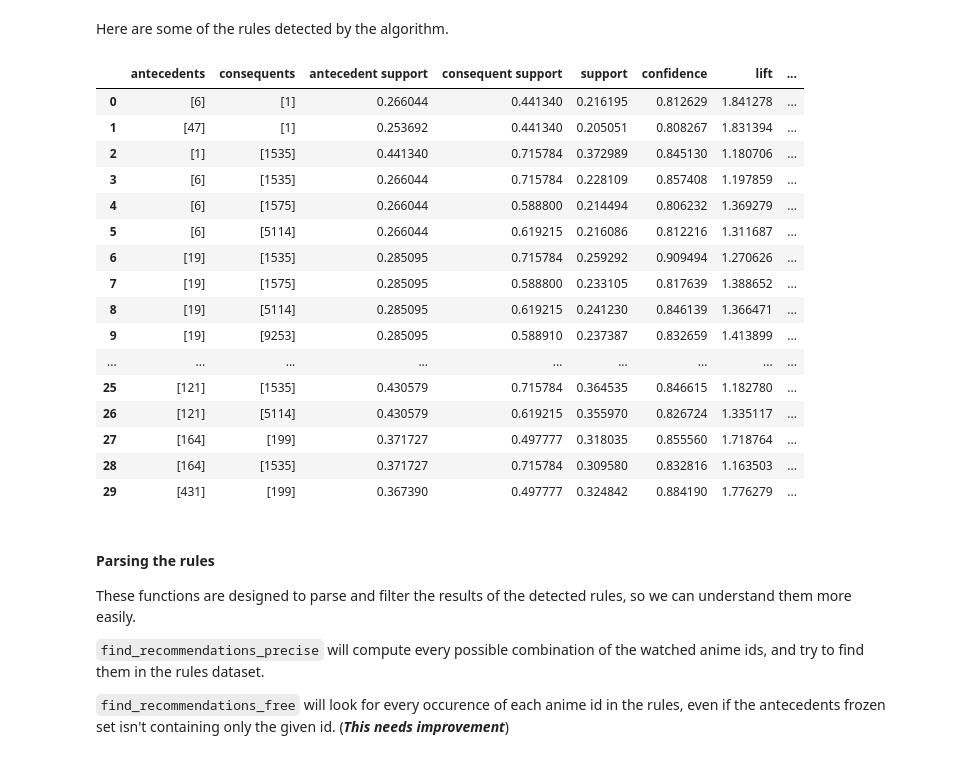
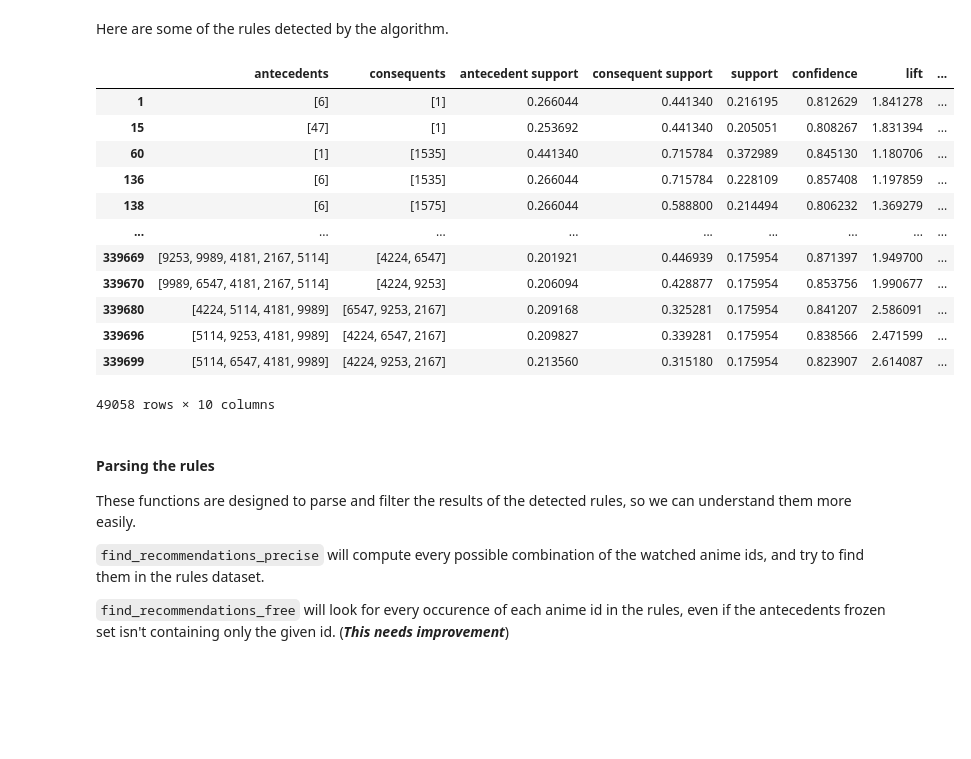
Before and after one commit to Tonin386/julius, a Jupyter notebook: Playlist automation.ipynb, the cells around one changed output. Saved outputs shown, nothing was run; the diff lists cells and outputs as text; code cells hidden in the pictures; blank space fills up the shorter version.

Commit message:
Now considering lift metric

```diff
--- a/Playlist automation.ipynb
+++ b/Playlist automation.ipynb
@@ -38,7 +38,7 @@ In this first version we're going to implement a recommendation system based on
 #### Reducing the dataset
 As the dataset we're working with is too large, we're going to reduce it
 # %%
-dataset.drop(['rating', 'watched_episodes'], axis=1, inplace=True)
+dataset.drop(['watched_episodes'], axis=1, inplace=True)
 dataset = dataset[(dataset['anime_id'] < 10000) & (dataset['user_id'] < 20000)]
 dataset = dataset[(dataset['user_id'] != 61960) & (dataset['watching_status'] != 4)]
 dataset = dataset.drop("watching_status", axis=1)
@@ -66,7 +66,7 @@ len(dataset)
 #### Pivot the dataset
 The next step is pivoting the dataset: we're constructing a matrix that will be used to build the recommendation system, where the rows are the users' ids and the columns are the animes' ids.
 # %%
-dataset = dataset.pivot(index='user_id', columns='anime_id', values='anime_id')
+dataset = dataset.pivot(index='user_id', columns='anime_id', values='rating')
 # %% [markdown]
 We are now converting our matrix into a binary matrix in order to be able to retrieve the association rules
 # %%
@@ -75,35 +80,32 @@ dataset = dataset.fillna(False)
 # %% [markdown]
 #### Retrieving the association rules
 Finally, we are exploiting the mlxtend library to build the recommendation system and we're retrieving the association rules
+# %%
+frequent_itemsets  = apriori(dataset, use_colnames=True, min_support=0.175) #Getting under 0.175 support takes too much computation time / memory.
+
+rules = association_rules(frequent_itemsets, metric="lift", min_threshold=1.1)
 # %%
-frequent_itemsets  = apriori(dataset, use_colnames=True, min_support=0.175) #Getting under 0.175 support takes too much computation time / memory.
-
-rules = association_rules(frequent_itemsets)
-
 rules["antecedents"] = rules["antecedents"].apply(lambda x: [x for x in x])
 rules["consequents"] = rules["consequents"].apply(lambda x: [x for x in x])
+rules = rules[rules["confidence"] > 0.8]
 # %% [markdown]
 Here are some of the rules detected by the algorithm.
 # %%
-rules.head(30)
+rules
 # %% [output]
 |  | antecedents | consequents | antecedent support | consequent support | support | confidence | lift | ... |
-| 0 | [6] | [1] | 0.266044 | 0.441340 | 0.216195 | 0.812629 | 1.841278 | ... |
-| 1 | [47] | [1] | 0.253692 | 0.441340 | 0.205051 | 0.808267 | 1.831394 | ... |
-| 2 | [1] | [1535] | 0.441340 | 0.715784 | 0.372989 | 0.845130 | 1.180706 | ... |
-| 3 | [6] | [1535] | 0.266044 | 0.715784 | 0.228109 | 0.857408 | 1.197859 | ... |
-| 4 | [6] | [1575] | 0.266044 | 0.588800 | 0.214494 | 0.806232 | 1.369279 | ... |
-| 5 | [6] | [5114] | 0.266044 | 0.619215 | 0.216086 | 0.812216 | 1.311687 | ... |
-| 6 | [19] | [1535] | 0.285095 | 0.715784 | 0.259292 | 0.909494 | 1.270626 | ... |
-| 7 | [19] | [1575] | 0.285095 | 0.588800 | 0.233105 | 0.817639 | 1.388652 | ... |
-| 8 | [19] | [5114] | 0.285095 | 0.619215 | 0.241230 | 0.846139 | 1.366471 | ... |
-| 9 | [19] | [9253] | 0.285095 | 0.588910 | 0.237387 | 0.832659 | 1.413899 | ... |
+| 1 | [6] | [1] | 0.266044 | 0.441340 | 0.216195 | 0.812629 | 1.841278 | ... |
+| 15 | [47] | [1] | 0.253692 | 0.441340 | 0.205051 | 0.808267 | 1.831394 | ... |
+| 60 | [1] | [1535] | 0.441340 | 0.715784 | 0.372989 | 0.845130 | 1.180706 | ... |
+| 136 | [6] | [1535] | 0.266044 | 0.715784 | 0.228109 | 0.857408 | 1.197859 | ... |
+| 138 | [6] | [1575] | 0.266044 | 0.588800 | 0.214494 | 0.806232 | 1.369279 | ... |
 | ... | ... | ... | ... | ... | ... | ... | ... | ... |
-| 25 | [121] | [1535] | 0.430579 | 0.715784 | 0.364535 | 0.846615 | 1.182780 | ... |
-| 26 | [121] | [5114] | 0.430579 | 0.619215 | 0.355970 | 0.826724 | 1.335117 | ... |
-| 27 | [164] | [199] | 0.371727 | 0.497777 | 0.318035 | 0.855560 | 1.718764 | ... |
-| 28 | [164] | [1535] | 0.371727 | 0.715784 | 0.309580 | 0.832816 | 1.163503 | ... |
-| 29 | [431] | [199] | 0.367390 | 0.497777 | 0.324842 | 0.884190 | 1.776279 | ... |
+| 339669 | [9253, 9989, 4181, 2167, 5114] | [4224, 6547] | 0.201921 | 0.446939 | 0.175954 | 0.871397 | 1.949700 | ... |
+| 339670 | [9989, 6547, 4181, 2167, 5114] | [4224, 9253] | 0.206094 | 0.428877 | 0.175954 | 0.853756 | 1.990677 | ... |
+| 339680 | [4224, 5114, 4181, 9989] | [6547, 9253, 2167] | 0.209168 | 0.325281 | 0.175954 | 0.841207 | 2.586091 | ... |
+| 339696 | [5114, 9253, 4181, 9989] | [4224, 6547, 2167] | 0.209827 | 0.339281 | 0.175954 | 0.838566 | 2.471599 | ... |
+| 339699 | [5114, 6547, 4181, 9989] | [4224, 9253, 2167] | 0.213560 | 0.315180 | 0.175954 | 0.823907 | 2.614087 | ... |
+49058 rows × 10 columns
 # %% [markdown]
 #### Parsing the rules
 These functions are designed to parse and filter the results of the detected rules, so we can understand them more easily.
```
Also changed, not shown: parts of 4 cells of this notebook.
